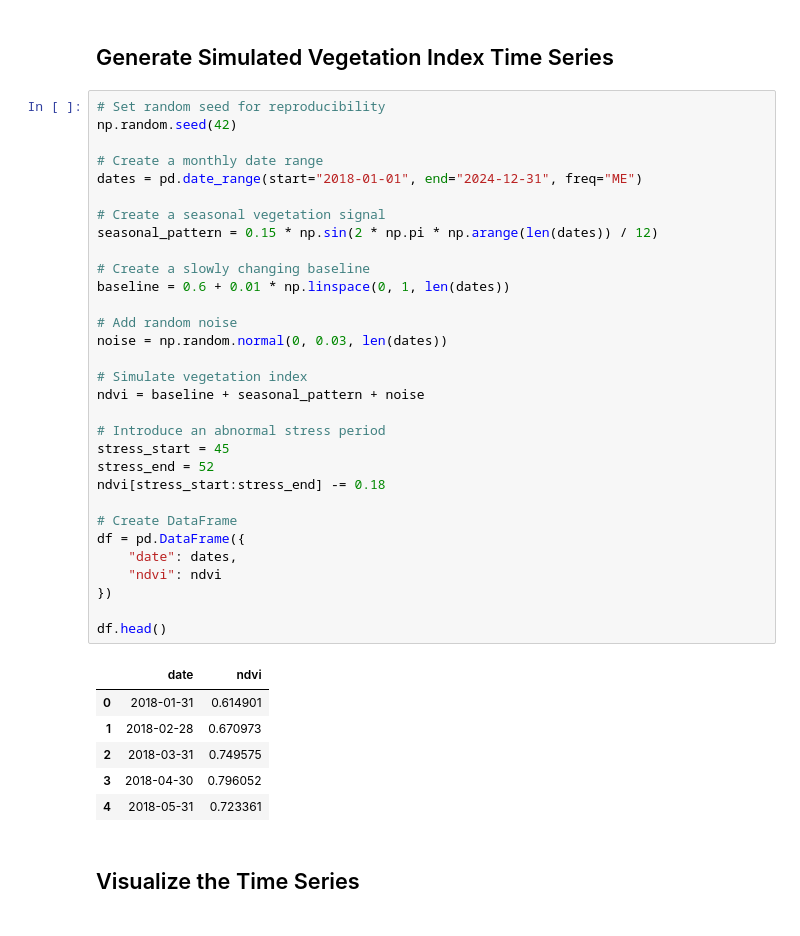
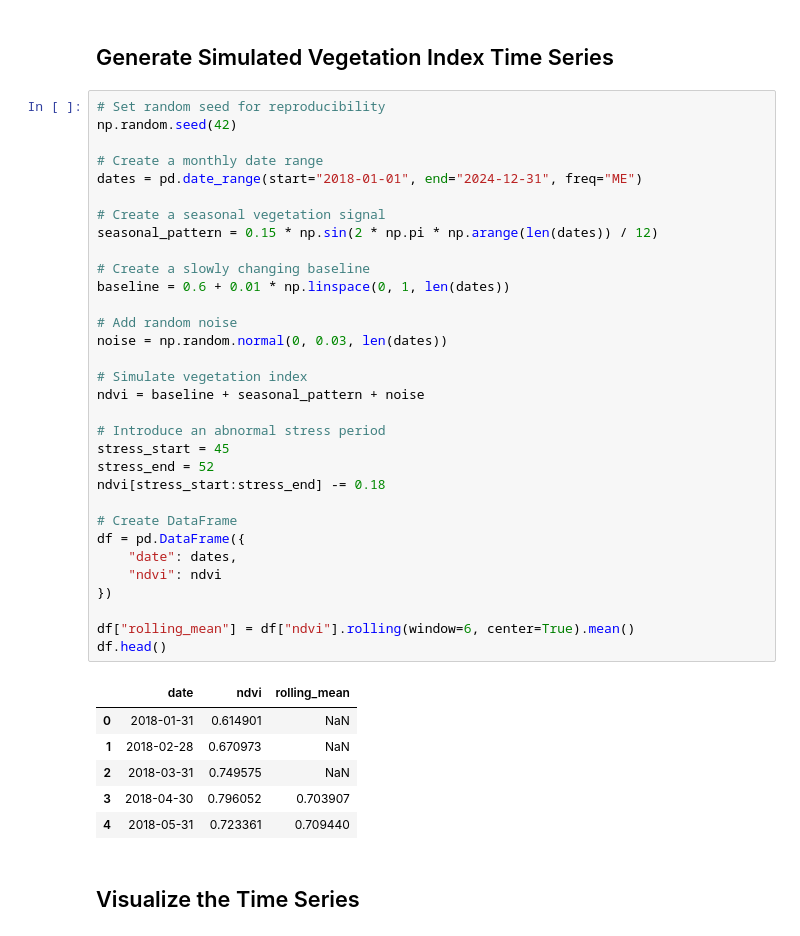
Before and after one commit to l1nyue666/california-vegetation-change-detection, a Jupyter notebook: notebooks/vegetation_change_detection.ipynb, the cells around one changed output. Cells and saved outputs as stored; diff of their text form.

```diff
--- a/notebooks/vegetation_change_detection.ipynb
+++ b/notebooks/vegetation_change_detection.ipynb
@@ -16,39 +16,40 @@ import matplotlib.pyplot as plt
 np.random.seed(42)
 
 # Create a monthly date range
 dates = pd.date_range(start="2018-01-01", end="2024-12-31", freq="ME")
 
 # Create a seasonal vegetation signal
 seasonal_pattern = 0.15 * np.sin(2 * np.pi * np.arange(len(dates)) / 12)
 
 # Create a slowly changing baseline
 baseline = 0.6 + 0.01 * np.linspace(0, 1, len(dates))
 
 # Add random noise
 noise = np.random.normal(0, 0.03, len(dates))
 
 # Simulate vegetation index
 ndvi = baseline + seasonal_pattern + noise
 
 # Introduce an abnormal stress period
 stress_start = 45
 stress_end = 52
 ndvi[stress_start:stress_end] -= 0.18
 
 # Create DataFrame
 df = pd.DataFrame({
     "date": dates,
     "ndvi": ndvi
 })
 
+df["rolling_mean"] = df["ndvi"].rolling(window=6, center=True).mean()
 df.head()
 # %% [output]
-|  | date | ndvi |
-| 0 | 2018-01-31 | 0.614901 |
-| 1 | 2018-02-28 | 0.670973 |
-| 2 | 2018-03-31 | 0.749575 |
-| 3 | 2018-04-30 | 0.796052 |
-| 4 | 2018-05-31 | 0.723361 |
+|  | date | ndvi | rolling_mean |
+| 0 | 2018-01-31 | 0.614901 | NaN |
+| 1 | 2018-02-28 | 0.670973 | NaN |
+| 2 | 2018-03-31 | 0.749575 | NaN |
+| 3 | 2018-04-30 | 0.796052 | 0.703907 |
+| 4 | 2018-05-31 | 0.723361 | 0.709440 |
 # %% [markdown]
 ## Visualize the Time Series
 # %%
```
Also changed, not shown: parts of 32 cells of this notebook, 1 other file.
